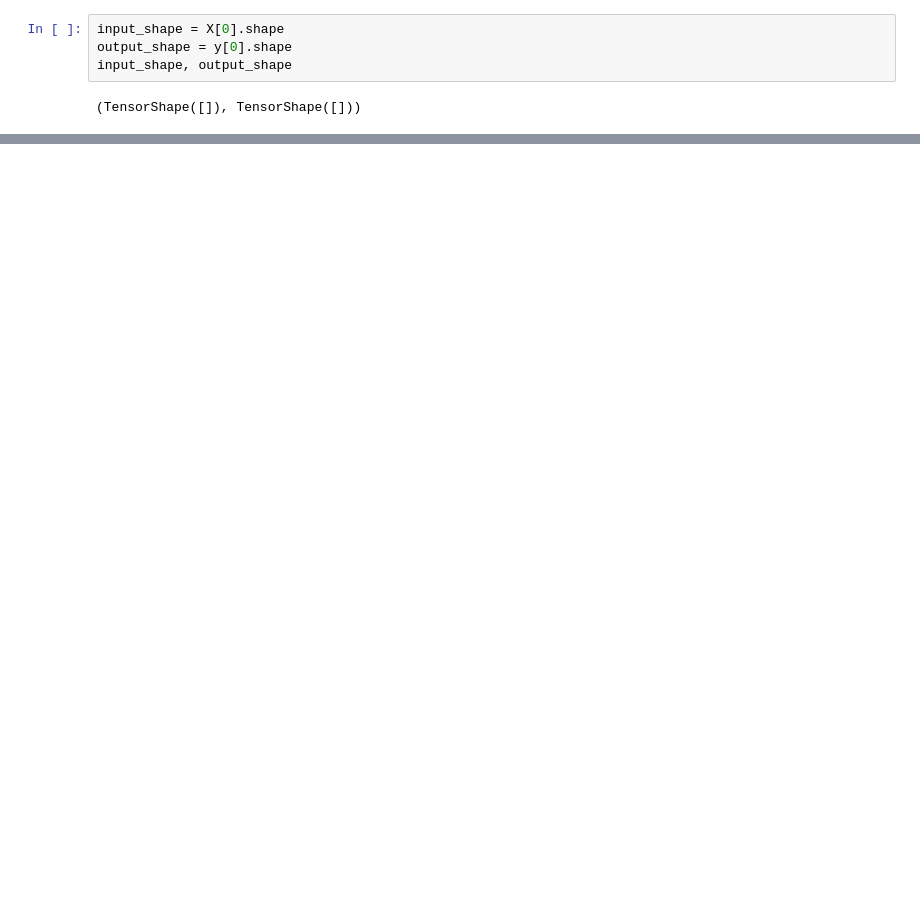
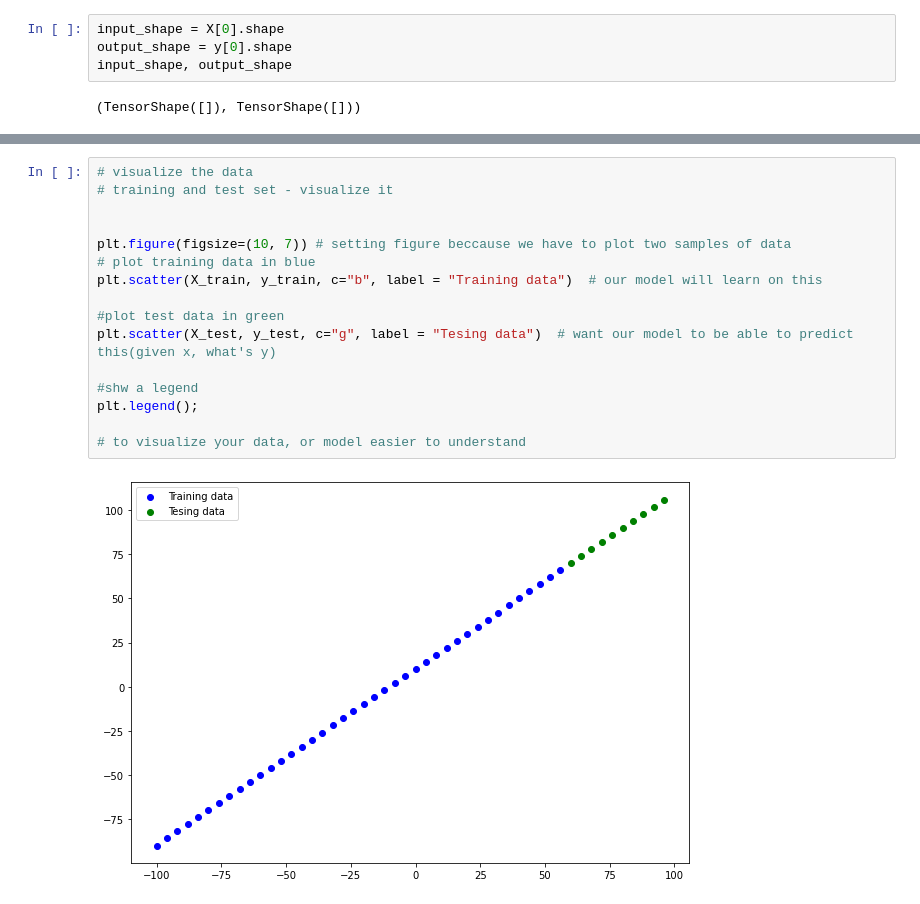
Before and after one commit to Goyalscode/Character-Recognition-Using-DL, a Jupyter notebook: learning_concepts_practice/practice.ipynb, the cells around one changed output, grey strips where cells are left out. Saved outputs shown, nothing was run; the diff lists cells and outputs as text; blank space fills up the shorter version.

```diff
--- a/learning_concepts_practice/practice.ipynb
+++ b/learning_concepts_practice/practice.ipynb
@@ -1253,0 +1692,18 @@ input_shape, output_shape
+# %%
+# visualize the data
+# training and test set - visualize it
+
+
+plt.figure(figsize=(10, 7)) # setting figure beccause we have to plot two samples of data
+# plot training data in blue
+plt.scatter(X_train, y_train, c="b", label = "Training data")  # our model will learn on this
+
+#plot test data in green
+plt.scatter(X_test, y_test, c="g", label = "Tesing data")  # want our model to be able to predict this(given x, what's y)
+
+#shw a legend
+plt.legend();
+
+# to visualize your data, or model easier to understand
+# %% [output]
+[figure, added]
```
Also changed, not shown: parts of 97 cells of this notebook.
